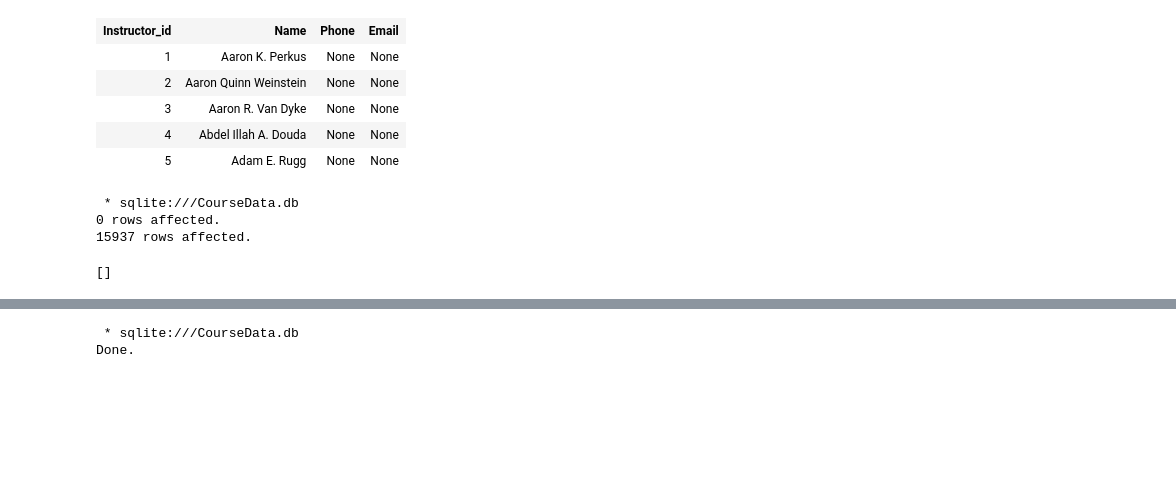
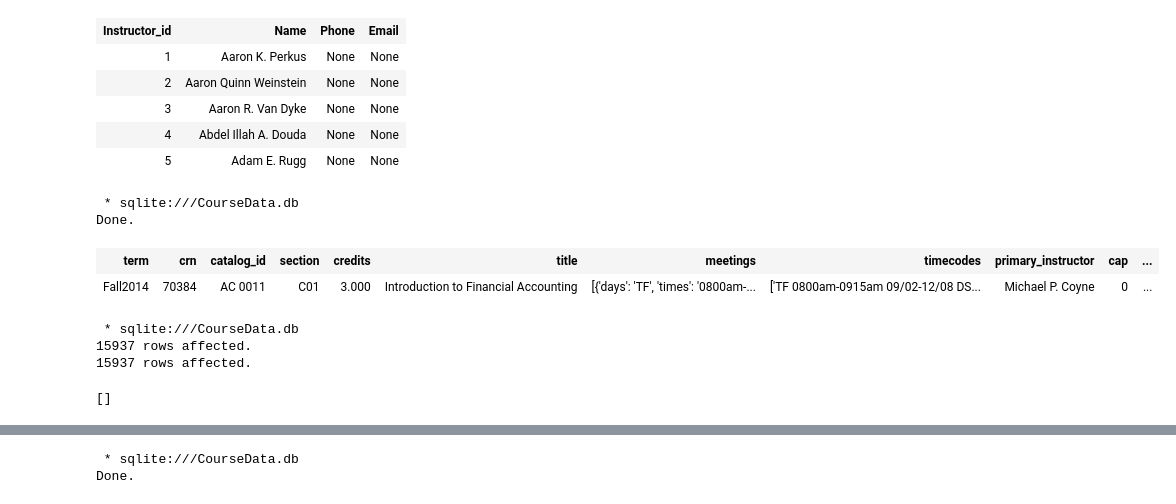
Before and after one commit to fairfield-ba510-spring2020/term-project-jt, a Jupyter notebook: CourseDataETL.ipynb, the cells around one changed output, grey strips where cells are left out. Saved outputs shown, nothing was run; the diff lists cells and outputs as text; code cells hidden in the pictures; blank space fills up the shorter version.

```diff
--- a/CourseDataETL.ipynb
+++ b/CourseDataETL.ipynb
@@ -303,20 +305,30 @@ Done.
 | 3 | Aaron R. Van Dyke | None | None |
 | 4 | Abdel Illah A. Douda | None | None |
 | 5 | Adam E. Rugg | None | None |
+# %%
+%%sql
+SELECT *
+    FROM IMPORT_COURSE_OFFERINGS
+    LIMIT 1
+# %% [output]
+ * sqlite:///CourseData.db
+Done.
+| term | crn | catalog_id | section | credits | title | meetings | timecodes | primary_instructor | cap | ... |
+| Fall2014 | 70384 | AC 0011 | C01 | 3.000 | Introduction to Financial Accounting | [{'days': 'TF', 'times': '0800am-... | ['TF 0800am-0915am 09/02-12/08 DS... | Michael P. Coyne | 0 | ... |
 # %%
 %%sql
 DELETE FROM CLASS;
 
-INSERT INTO CLASS (Course_id, Section, Instructor_id, Term, crn, Cap, Act, Rem, Timecode)
-SELECT DISTINCT Course_id , section, primary_instructor, term, crn, cap, act, rem, timecodes
+INSERT INTO CLASS (Course_id, Section, Instructor_id, CatalogID, Course_title, Term, crn, Cap, Act, Rem, Timecode)
+SELECT DISTINCT Course_id , section, INSTRUCTOR.Instructor_id, IMPORT_COURSE_OFFERINGS.catalog_id, IMPORT_COURSE_OFFERINGS.title, term, crn, cap, act, rem, timecodes
 FROM IMPORT_COURSE_OFFERINGS
     LEFT JOIN INSTRUCTOR ON (IMPORT_COURSE_OFFERINGS.primary_instructor=INSTRUCTOR.Name)
     LEFT JOIN TERM_CATALOG_YEAR USING (Term)
     LEFT JOIN COURSE ON (IMPORT_COURSE_OFFERINGS.catalog_id = COURSE.CatalogID AND COURSE.Catalog_year = TERM_CATALOG_YEAR.CatalogYear);
 # %% [output]
  * sqlite:///CourseData.db
-0 rows affected.
 15937 rows affected.
+15937 rows affected.
 []
 # %%
 %%sql
```
Also changed, not shown: parts of 3 cells of this notebook, 3 other files.
